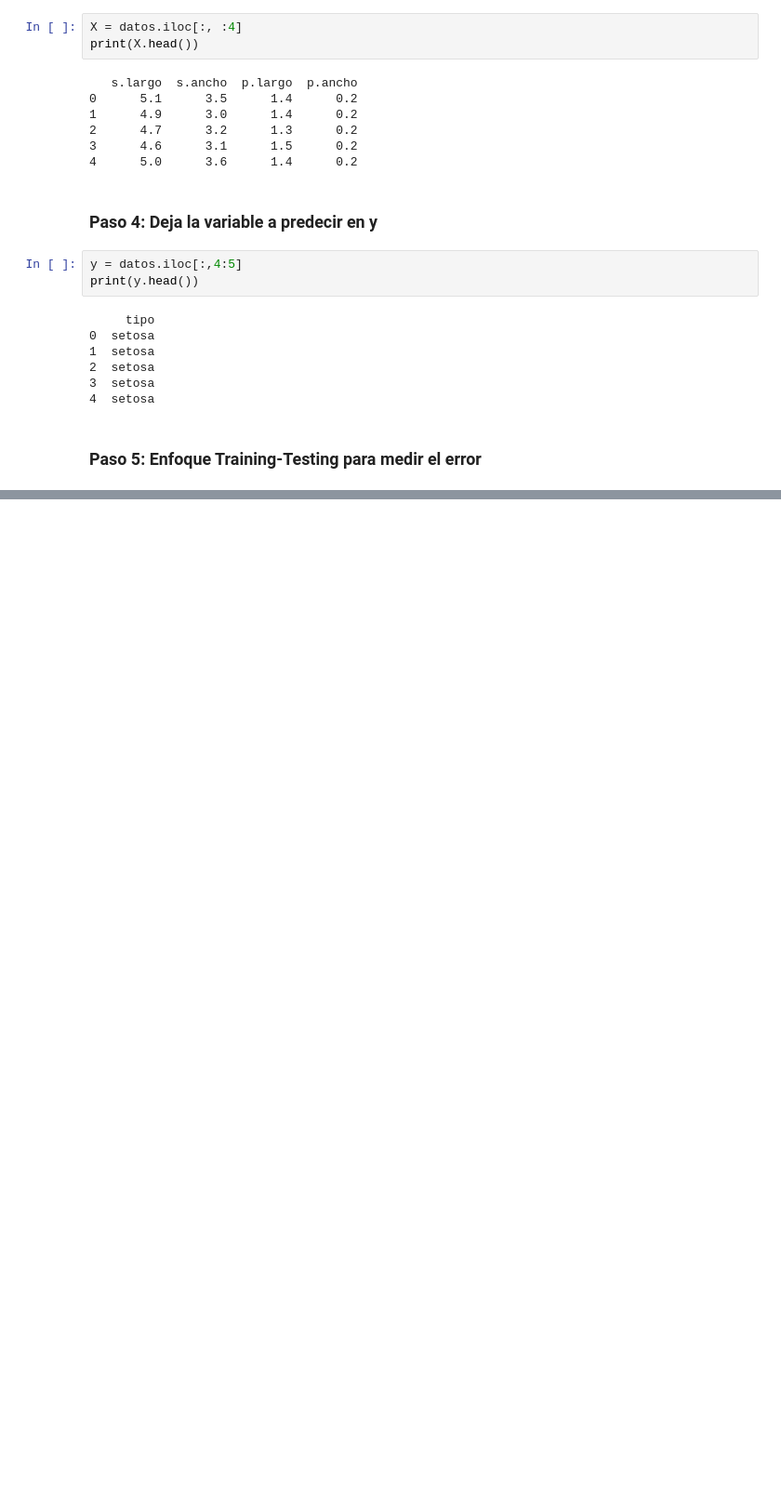
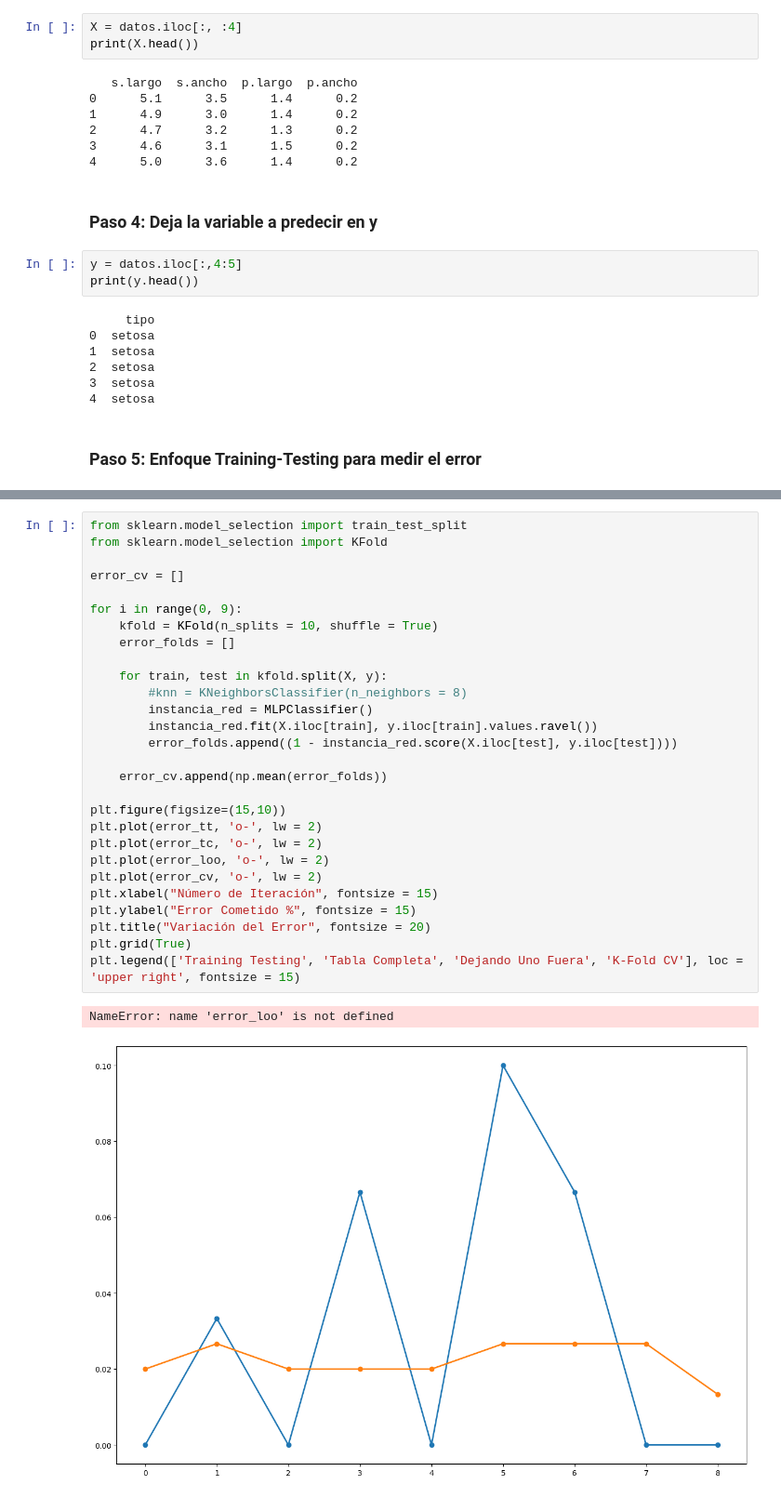
Before and after one commit to Laremo/MDL-2026, a Jupyter notebook: Practica 8/MDL_red_neuronal_BP.ipynb, the cells around one changed output, grey strips where cells are left out. Shown at 93% size. Cells and saved outputs as stored; diff of their text form; blank space fills up the shorter version.

```diff
--- a/Practica 8/MDL_red_neuronal_BP.ipynb
+++ b/Practica 8/MDL_red_neuronal_BP.ipynb
@@ -94,0 +178,31 @@ plt.legend(['Training Testing'], loc = 'upper right', fontsize = 15)
+# %%
+from sklearn.model_selection import train_test_split
+from sklearn.model_selection import KFold
+
+error_cv = []
+
+for i in range(0, 9):
+    kfold = KFold(n_splits = 10, shuffle = True)
+    error_folds = []
+
+    for train, test in kfold.split(X, y):
+        #knn = KNeighborsClassifier(n_neighbors = 8)
+        instancia_red = MLPClassifier()
+        instancia_red.fit(X.iloc[train], y.iloc[train].values.ravel())
+        error_folds.append((1 - instancia_red.score(X.iloc[test], y.iloc[test])))
+
+    error_cv.append(np.mean(error_folds))
+
+plt.figure(figsize=(15,10))
+plt.plot(error_tt, 'o-', lw = 2)
+plt.plot(error_tc, 'o-', lw = 2)
+plt.plot(error_loo, 'o-', lw = 2)
+plt.plot(error_cv, 'o-', lw = 2)
+plt.xlabel("Número de Iteración", fontsize = 15)
+plt.ylabel("Error Cometido %", fontsize = 15)
+plt.title("Variación del Error", fontsize = 20)
+plt.grid(True)
+plt.legend(['Training Testing', 'Tabla Completa', 'Dejando Uno Fuera', 'K-Fold CV'], loc = 'upper right', fontsize = 15)
+# %% [output]
+NameError: name 'error_loo' is not defined
+[figure, added]
```
Also changed, not shown: parts of 10 cells of this notebook, 2 other files.
